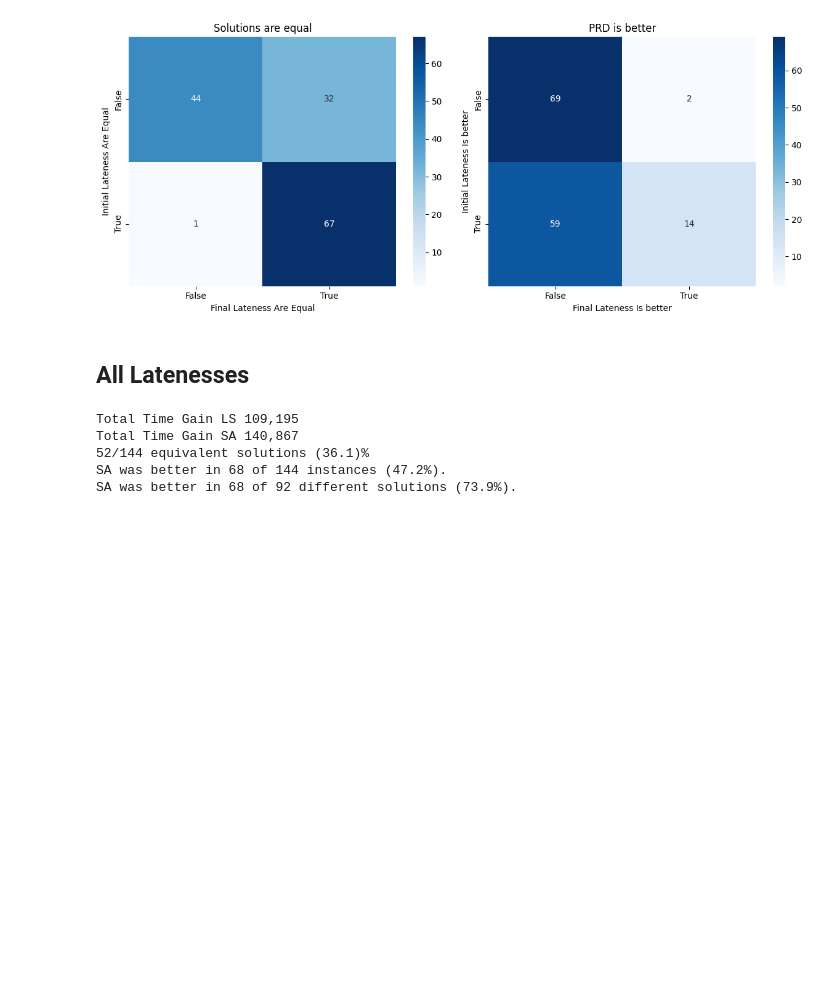
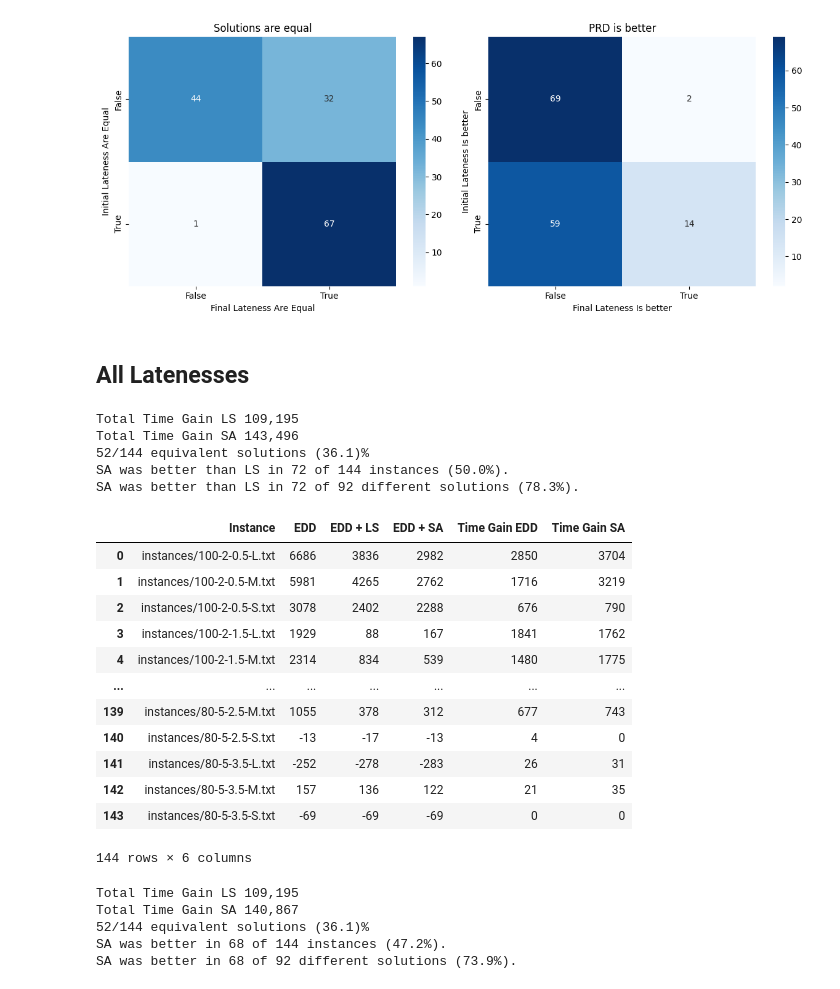
Before and after one commit to igolt/inteligencia-computacional, a Jupyter notebook: scripts/compare.ipynb, the cells around one changed output. Drawn from its saved outputs; the diff is of its cells as text; code cells hidden in the pictures; blank space fills up the shorter version.

```diff
--- a/scripts/compare.ipynb
+++ b/scripts/compare.ipynb
@@ -12,7 +12,7 @@ from matplotlib import pyplot as plt
 # %%
 edd = pd.read_csv("../results/edd.csv", sep=";", escapechar="\\")
 ml = pd.read_csv("../results/ml.csv", sep=";", escapechar="\\")
-sa = pd.read_csv("../results/sa2.csv", sep=";", escapechar="\\")
+sa = pd.read_csv("../results/sa3.csv", sep=";", escapechar="\\")
 prd = pd.read_csv("../results/prd.csv", sep=";", escapechar="\\")
 # %% [markdown]
 ## Comparison function
@@ -143,6 +143,57 @@ Name: count, dtype: int64
 [figure]
 # %% [markdown]
 ## All Latenesses
+# %%
+def gain(execution: pd.DataFrame):
+    init = execution['Initial Lateness']
+    final = execution['Final Lateness']
+
+    ratio = np.array(init - final)
+
+    return ratio
+
+all_lateness = pd.DataFrame({
+    'Instance': edd['File'],
+    'EDD': edd['Initial Lateness'],
+    # 'PRD': prd['Initial Lateness'],
+    # 'ML': ml['Initial Lateness'],
+    'EDD + LS': edd['Final Lateness'],
+    'EDD + SA': sa['Final Lateness'],
+    'Time Gain EDD': gain(edd),
+    'Time Gain SA': gain(sa),
+    # 'PRD + Local Search': prd['Final Lateness'],
+    # 'ML + Local Search': ml['Final Lateness'],
+})
+print(f"Total Time Gain LS {(gain(edd).sum()):,}")
+print(f"Total Time Gain SA {(gain(sa).sum()):,}")
+
+equivalent = (sa['Final Lateness'] == edd['Final Lateness']).sum()
+different = len(edd) - equivalent
+sa_better = (sa['Final Lateness'] < edd['Final Lateness']).sum()
+print(f"{equivalent}/{len(edd)} equivalent solutions ({(equivalent / len(edd) * 100):.1f})%")
+print(f'SA was better than LS in {sa_better} of {len(edd)} instances ({(sa_better / len(edd) * 100):.1f}%).')
+print(f'SA was better than LS in {sa_better} of {different} different solutions ({(sa_better / different * 100):.1f}%).')
+
+all_lateness
+# %% [output]
+Total Time Gain LS 109,195
+Total Time Gain SA 143,496
+52/144 equivalent solutions (36.1)%
+SA was better than LS in 72 of 144 instances (50.0%).
+SA was better than LS in 72 of 92 different solutions (78.3%).
+|  | Instance | EDD | EDD + LS | EDD + SA | Time Gain EDD | Time Gain SA |
+| 0 | instances/100-2-0.5-L.txt | 6686 | 3836 | 2982 | 2850 | 3704 |
+| 1 | instances/100-2-0.5-M.txt | 5981 | 4265 | 2762 | 1716 | 3219 |
+| 2 | instances/100-2-0.5-S.txt | 3078 | 2402 | 2288 | 676 | 790 |
+| 3 | instances/100-2-1.5-L.txt | 1929 | 88 | 167 | 1841 | 1762 |
+| 4 | instances/100-2-1.5-M.txt | 2314 | 834 | 539 | 1480 | 1775 |
+| ... | ... | ... | ... | ... | ... | ... |
+| 139 | instances/80-5-2.5-M.txt | 1055 | 378 | 312 | 677 | 743 |
+| 140 | instances/80-5-2.5-S.txt | -13 | -17 | -13 | 4 | 0 |
+| 141 | instances/80-5-3.5-L.txt | -252 | -278 | -283 | 26 | 31 |
+| 142 | instances/80-5-3.5-M.txt | 157 | 136 | 122 | 21 | 35 |
+| 143 | instances/80-5-3.5-S.txt | -69 | -69 | -69 | 0 | 0 |
+144 rows × 6 columns
 # %%
 def gain(execution: pd.DataFrame):
     init = execution['Initial Lateness']
```
Also changed, not shown: 2 other files.
